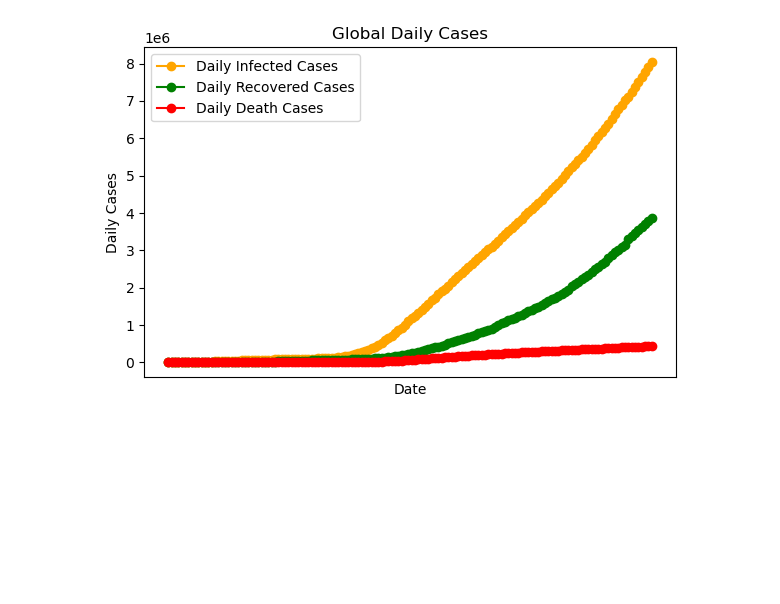
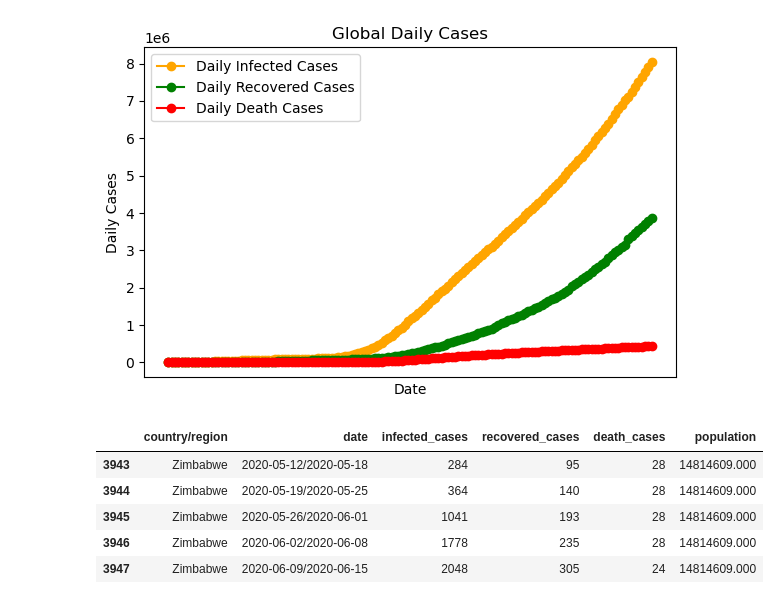
Before and after one commit to BerikaOzben/hw, a Jupyter notebook: week2/hw2.ipynb, the cells around one changed output. Cells and saved outputs as stored; diff of their text form; code cells hidden in the pictures; blank space fills up the shorter version.

```diff
--- a/week2/hw2.ipynb
+++ b/week2/hw2.ipynb
@@ -112,3 +112,12 @@ df.columns = [col.lower() for col in df.columns]
 population = population.rename(columns={'country (or dependency)': 'country/region', 'population (2020)': 'population'})
 # %%
 df = pd.merge(df, population[['country/region', 'population']], on='country/region', how='left')
+# %%
+df.tail()
+# %% [output]
+|  | country/region | date | infected_cases | recovered_cases | death_cases | population |
+| 3943 | Zimbabwe | 2020-05-12/2020-05-18 | 284 | 95 | 28 | 14814609.000 |
+| 3944 | Zimbabwe | 2020-05-19/2020-05-25 | 364 | 140 | 28 | 14814609.000 |
+| 3945 | Zimbabwe | 2020-05-26/2020-06-01 | 1041 | 193 | 28 | 14814609.000 |
+| 3946 | Zimbabwe | 2020-06-02/2020-06-08 | 1778 | 235 | 28 | 14814609.000 |
+| 3947 | Zimbabwe | 2020-06-09/2020-06-15 | 2048 | 305 | 24 | 14814609.000 |
```
Also changed, not shown: parts of 3 cells of this notebook.
